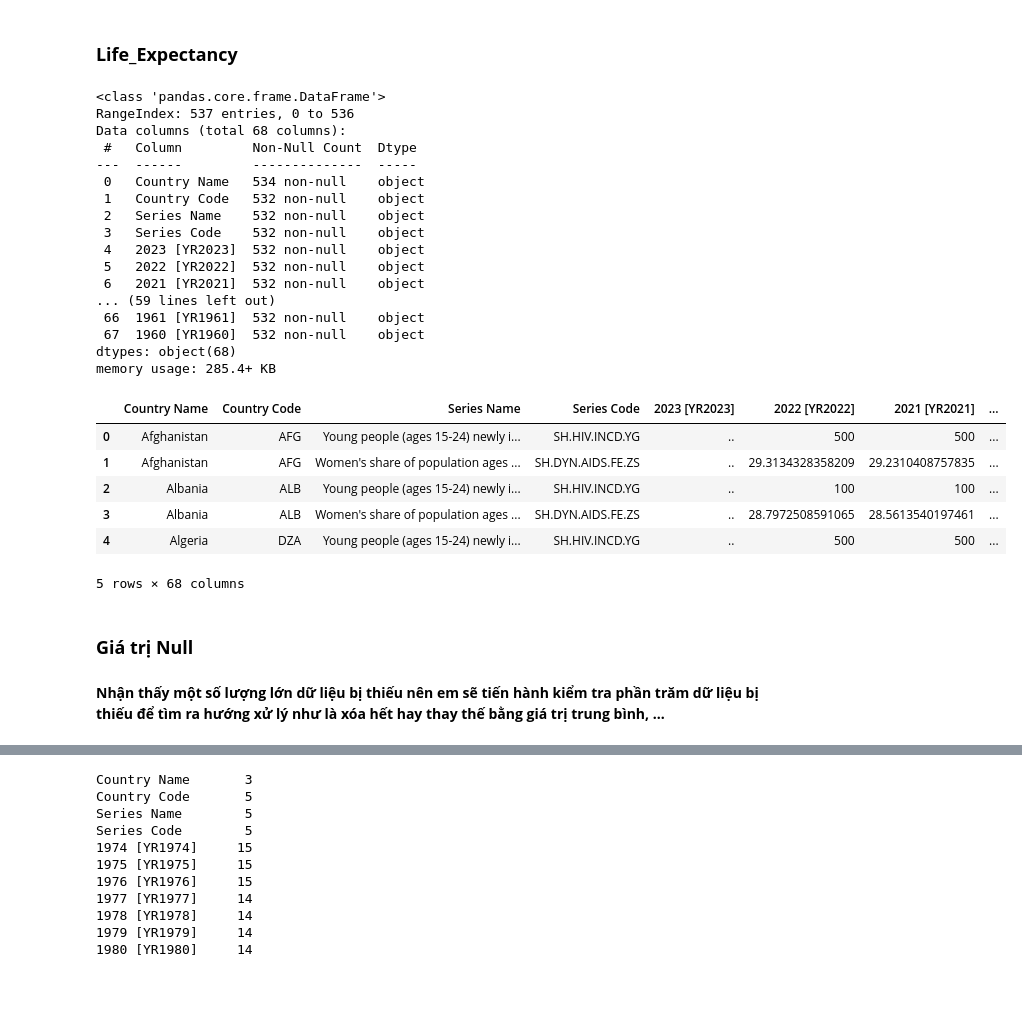
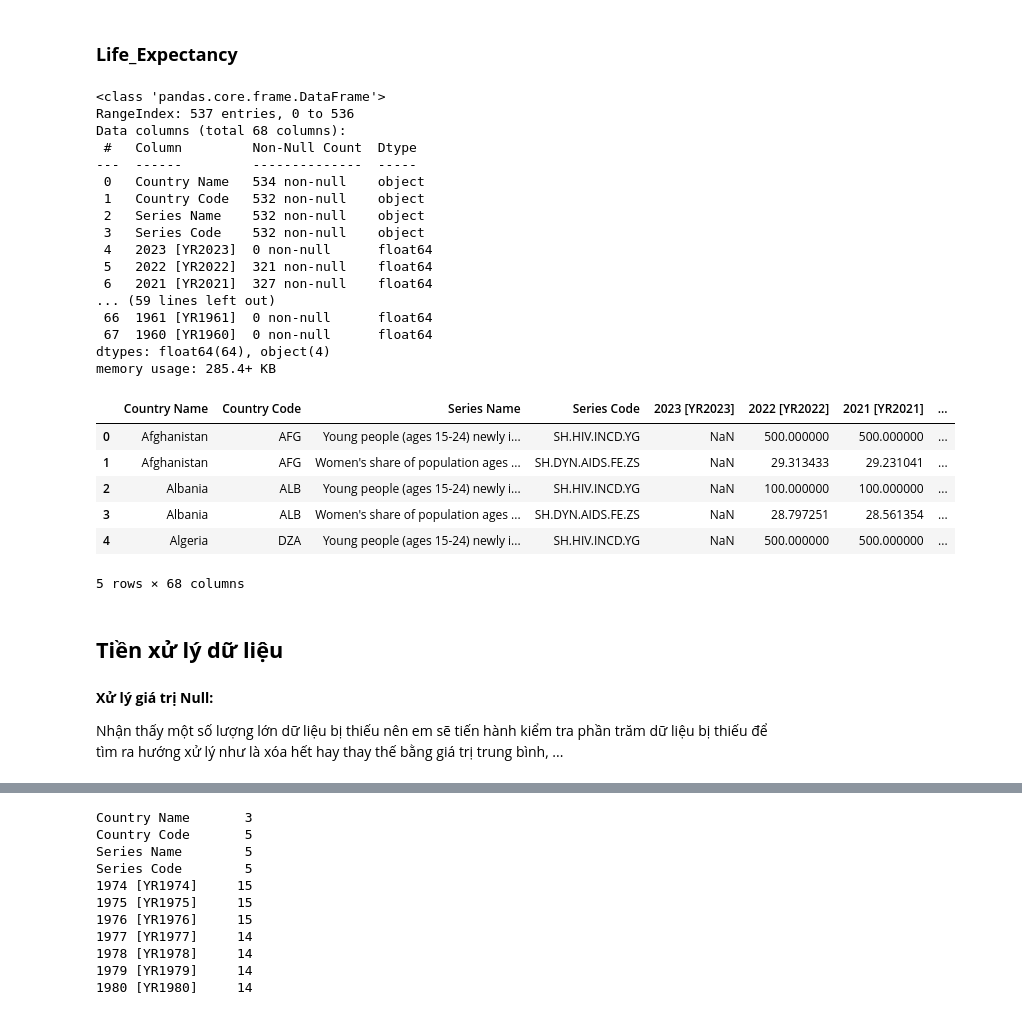
Before and after one commit to RokeMSE/-Lab02--Data-Visualization, a Jupyter notebook: Tam_Analyze.ipynb, the cells around one changed output, grey strips where cells are left out. Drawn from its saved outputs; the diff is of its cells as text; code cells hidden in the pictures; blank space fills up the shorter version.

```diff
--- a/Tam_Analyze.ipynb
+++ b/Tam_Analyze.ipynb
@@ -77,37 +77,39 @@ memory usage: 2.2+ MB
 # %% [markdown]
 ### **Life_Expectancy**
 # %%
-life = pd.read_csv('Data/Life_Expectancy/5564778c-2f63-4042-9e49-8ce9c9a3a87d_Data.csv')
+life_exp = pd.read_csv('Data/Life_Expectancy/5564778c-2f63-4042-9e49-8ce9c9a3a87d_Data.csv', na_values=[".."])
 
-life.info()
+life_exp.info()
 
-life.head()
+life_exp.head()
 # %% [output]
 <class 'pandas.core.frame.DataFrame'>
 RangeIndex: 537 entries, 0 to 536
 Data columns (total 68 columns):
  #   Column         Non-Null Count  Dtype
 ---  ------         --------------  -----
  0   Country Name   534 non-null    object
  1   Country Code   532 non-null    object
  2   Series Name    532 non-null    object
  3   Series Code    532 non-null    object
- 4   2023 [YR2023]  532 non-null    object
- 5   2022 [YR2022]  532 non-null    object
- 6   2021 [YR2021]  532 non-null    object
+ 4   2023 [YR2023]  0 non-null      float64
+ 5   2022 [YR2022]  321 non-null    float64
+ 6   2021 [YR2021]  327 non-null    float64
 ... (59 lines left out)
- 66  1961 [YR1961]  532 non-null    object
- 67  1960 [YR1960]  532 non-null    object
-dtypes: object(68)
+ 66  1961 [YR1961]  0 non-null      float64
+ 67  1960 [YR1960]  0 non-null      float64
+dtypes: float64(64), object(4)
 memory usage: 285.4+ KB
 |  | Country Name | Country Code | Series Name | Series Code | 2023 [YR2023] | 2022 [YR2022] | 2021 [YR2021] | ... |
-| 0 | Afghanistan | AFG | Young people (ages 15-24) newly i... | SH.HIV.INCD.YG | .. | 500 | 500 | ... |
-| 1 | Afghanistan | AFG | Women's share of population ages ... | SH.DYN.AIDS.FE.ZS | .. | 29.3134328358209 | 29.2310408757835 | ... |
-| 2 | Albania | ALB | Young people (ages 15-24) newly i... | SH.HIV.INCD.YG | .. | 100 | 100 | ... |
-| 3 | Albania | ALB | Women's share of population ages ... | SH.DYN.AIDS.FE.ZS | .. | 28.7972508591065 | 28.5613540197461 | ... |
-| 4 | Algeria | DZA | Young people (ages 15-24) newly i... | SH.HIV.INCD.YG | .. | 500 | 500 | ... |
+| 0 | Afghanistan | AFG | Young people (ages 15-24) newly i... | SH.HIV.INCD.YG | NaN | 500.000000 | 500.000000 | ... |
+| 1 | Afghanistan | AFG | Women's share of population ages ... | SH.DYN.AIDS.FE.ZS | NaN | 29.313433 | 29.231041 | ... |
+| 2 | Albania | ALB | Young people (ages 15-24) newly i... | SH.HIV.INCD.YG | NaN | 100.000000 | 100.000000 | ... |
+| 3 | Albania | ALB | Women's share of population ages ... | SH.DYN.AIDS.FE.ZS | NaN | 28.797251 | 28.561354 | ... |
+| 4 | Algeria | DZA | Young people (ages 15-24) newly i... | SH.HIV.INCD.YG | NaN | 500.000000 | 500.000000 | ... |
 5 rows × 68 columns
-# %% [markdown]
-### **Giá trị Null**
+# %% [markdown]
+## **Tiền xử lý dữ liệu**
 # %% [markdown]
-**Nhận thấy một số lượng lớn dữ liệu bị thiếu nên em sẽ tiến hành kiểm tra phần trăm dữ liệu bị thiếu để tìm ra hướng xử lý như là xóa hết hay thay thế bằng giá trị trung bình, ...**
+**Xử lý giá trị Null:**
+
+Nhận thấy một số lượng lớn dữ liệu bị thiếu nên em sẽ tiến hành kiểm tra phần trăm dữ liệu bị thiếu để tìm ra hướng xử lý như là xóa hết hay thay thế bằng giá trị trung bình, ...
```
Also changed, not shown: parts of 16 cells of this notebook, 3 other files.
